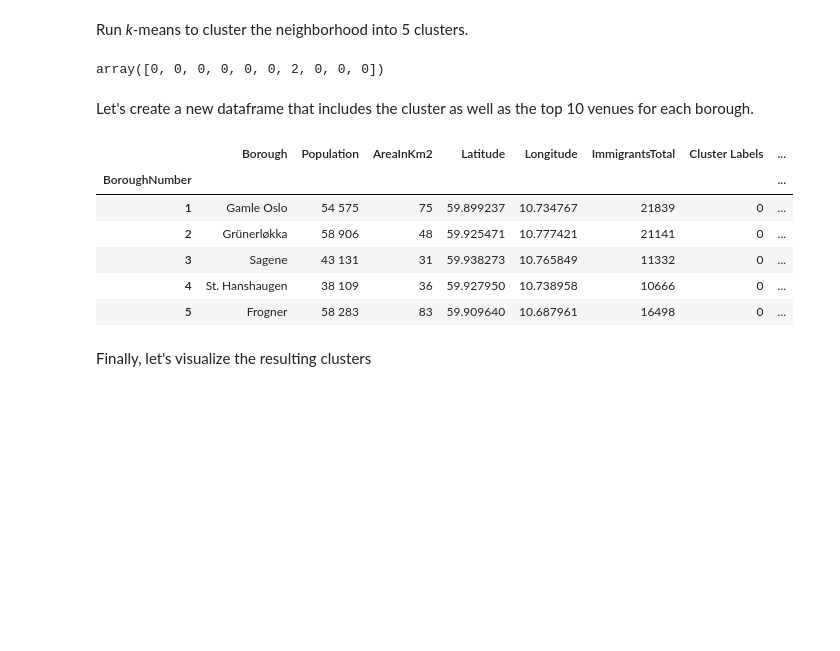
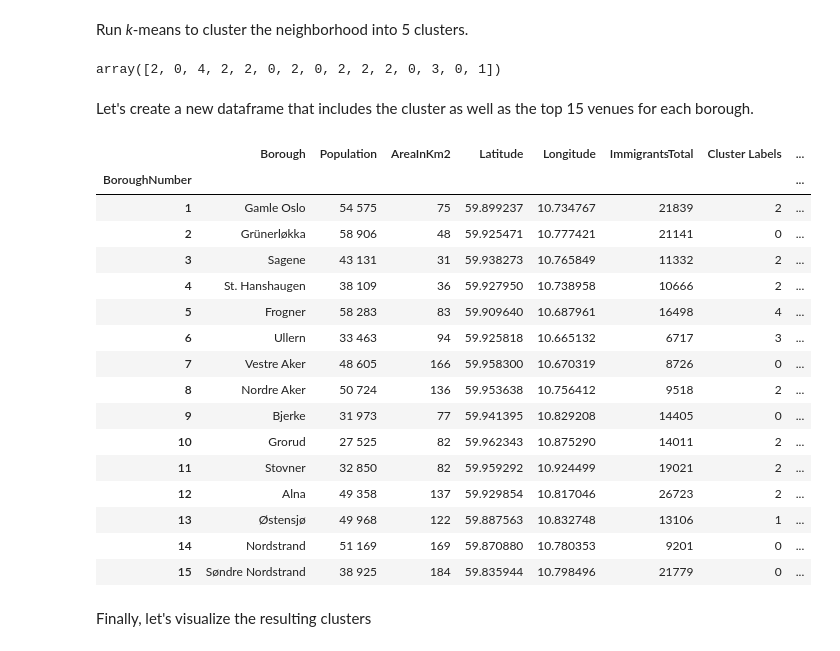
Before and after one commit to AlizaminJ/Coursera_Capstone, a Jupyter notebook: Final-Project.ipynb, the cells around one changed output. Drawn from its saved outputs; the diff is of its cells as text; code cells hidden in the pictures; blank space fills up the shorter version.

```diff
--- a/Final-Project.ipynb
+++ b/Final-Project.ipynb
@@ -652,5 +684,5 @@ Now let's create the new dataframe and display the top 10 venues for each neighb
 # %%
-num_top_venues = 10
+num_top_venues = 15
 
 indicators = ['st', 'nd', 'rd']
 
@@ -669,6 +701,6 @@ borough_venues_sorted['Borough'] = oslo_grouped['Borough']
 for ind in np.arange(oslo_grouped.shape[0]):
     borough_venues_sorted.iloc[ind, 1:] = return_most_common_venues(oslo_grouped.iloc[ind, :], num_top_venues)
 
-borough_venues_sorted.head()
+borough_venues_sorted
 # %% [output]
 |  | Borough | 1st Most Common Venue | 2nd Most Common Venue | 3rd Most Common Venue | 4th Most Common Venue | ... |
@@ -683,7 +751,7 @@ borough_venues_sorted.head()
 Run *k*-means to cluster the neighborhood into 5 clusters.
 # %%
 # set number of clusters
-kclusters = 3
+kclusters = 5
 
 oslo_grouped_clustering = oslo_grouped.drop('Borough', 1)
 
@@ -691,29 +759,39 @@ oslo_grouped_clustering = oslo_grouped.drop('Borough', 1)
 kmeans = KMeans(n_clusters=kclusters, random_state=0).fit(oslo_grouped_clustering)
 
 # check cluster labels generated for each row in the dataframe
-kmeans.labels_[0:10]
+kmeans.labels_[0:15]
 # %% [output]
-array([0, 0, 0, 0, 0, 0, 2, 0, 0, 0])
+array([2, 0, 4, 2, 2, 0, 2, 0, 2, 2, 2, 0, 3, 0, 1])
 # %% [markdown]
-Let's create a new dataframe that includes the cluster as well as the top 10 venues for each borough.
+Let's create a new dataframe that includes the cluster as well as the top 15 venues for each borough.
 # %%
 # add clustering labels
 borough_venues_sorted.insert(0, 'Cluster Labels', kmeans.labels_)
 
 oslo_merged = df_table
 
 # merge oslo_grouped with oslo_data to add latitude/longitude for each borough
 oslo_merged = oslo_merged.join(borough_venues_sorted.set_index('Borough'), on='Borough')
 
-oslo_merged.head() # check the last columns!
+oslo_merged # check the last columns!
 # %% [output]
 |  | Borough | Population | AreaInKm2 | Latitude | Longitude | ImmigrantsTotal | Cluster Labels | ... |
 | BoroughNumber |  |  |  |  |  |  |  | ... |
-| 1 | Gamle Oslo | 54 575 | 75 | 59.899237 | 10.734767 | 21839 | 0 | ... |
+| 1 | Gamle Oslo | 54 575 | 75 | 59.899237 | 10.734767 | 21839 | 2 | ... |
 | 2 | Grünerløkka | 58 906 | 48 | 59.925471 | 10.777421 | 21141 | 0 | ... |
-| 3 | Sagene | 43 131 | 31 | 59.938273 | 10.765849 | 11332 | 0 | ... |
-| 4 | St. Hanshaugen | 38 109 | 36 | 59.927950 | 10.738958 | 10666 | 0 | ... |
-| 5 | Frogner | 58 283 | 83 | 59.909640 | 10.687961 | 16498 | 0 | ... |
+| 3 | Sagene | 43 131 | 31 | 59.938273 | 10.765849 | 11332 | 2 | ... |
+| 4 | St. Hanshaugen | 38 109 | 36 | 59.927950 | 10.738958 | 10666 | 2 | ... |
+| 5 | Frogner | 58 283 | 83 | 59.909640 | 10.687961 | 16498 | 4 | ... |
+| 6 | Ullern | 33 463 | 94 | 59.925818 | 10.665132 | 6717 | 3 | ... |
+| 7 | Vestre Aker | 48 605 | 166 | 59.958300 | 10.670319 | 8726 | 0 | ... |
+| 8 | Nordre Aker | 50 724 | 136 | 59.953638 | 10.756412 | 9518 | 2 | ... |
+| 9 | Bjerke | 31 973 | 77 | 59.941395 | 10.829208 | 14405 | 0 | ... |
+| 10 | Grorud | 27 525 | 82 | 59.962343 | 10.875290 | 14011 | 2 | ... |
+| 11 | Stovner | 32 850 | 82 | 59.959292 | 10.924499 | 19021 | 2 | ... |
+| 12 | Alna | 49 358 | 137 | 59.929854 | 10.817046 | 26723 | 2 | ... |
+| 13 | Østensjø | 49 968 | 122 | 59.887563 | 10.832748 | 13106 | 1 | ... |
+| 14 | Nordstrand | 51 169 | 169 | 59.870880 | 10.780353 | 9201 | 0 | ... |
+| 15 | Søndre Nordstrand | 38 925 | 184 | 59.835944 | 10.798496 | 21779 | 0 | ... |
 # %% [markdown]
 Finally, let's visualize the resulting clusters
 # %%
```
Also changed, not shown: parts of 31 cells of this notebook, 2 other files.
